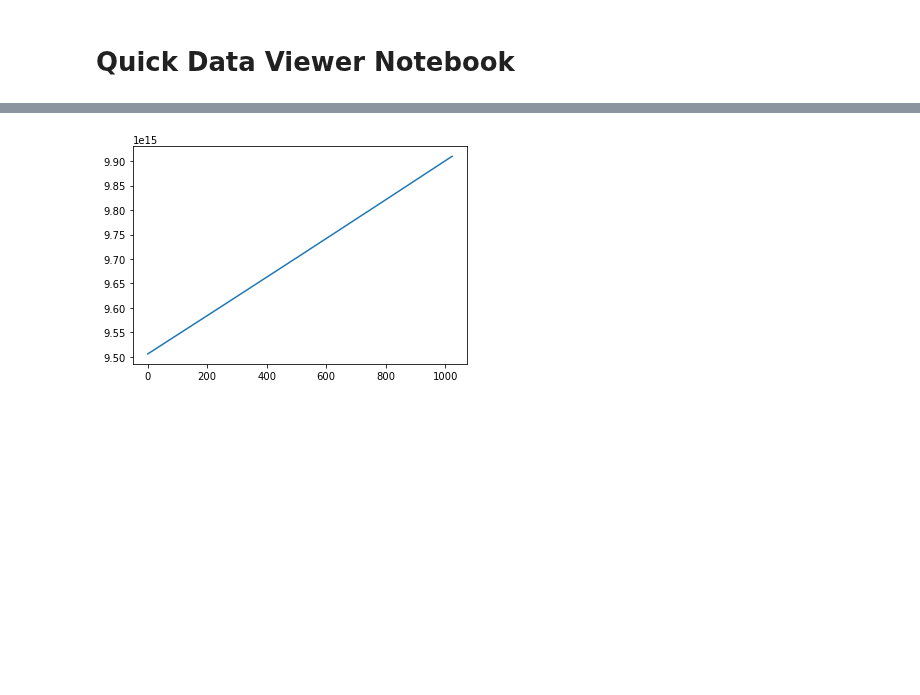
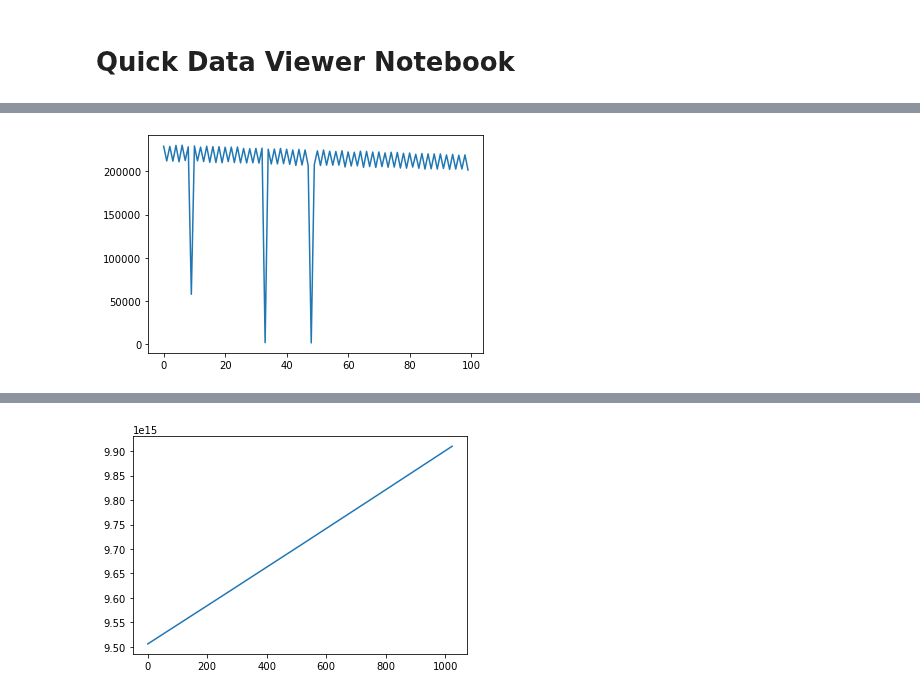
Before and after one commit to TheJabur/primecam_readout, a Jupyter notebook: quickDataViewer.ipynb, the cells around one changed output, grey strips where cells are left out. Drawn from its saved outputs; the diff is of its cells as text; code cells hidden in the pictures; blank space fills up the shorter version.

```diff
--- a/quickDataViewer.ipynb
+++ b/quickDataViewer.ipynb
@@ -29 +25,7 @@ array([[ 9.74990234e+07  +0.j,  9.75010273e+07  +0.j,
+# %%
+# plt.plot(np.abs(dat[0] + 1j*dat[1])[:967])
+plt.plot(np.abs(dat[0] + 1j*dat[1])[700:800])
+plt.show()
+# %% [output]
+[figure, added]
 # %%
```
Also changed, not shown: parts of 3 cells of this notebook, 1 other file.
